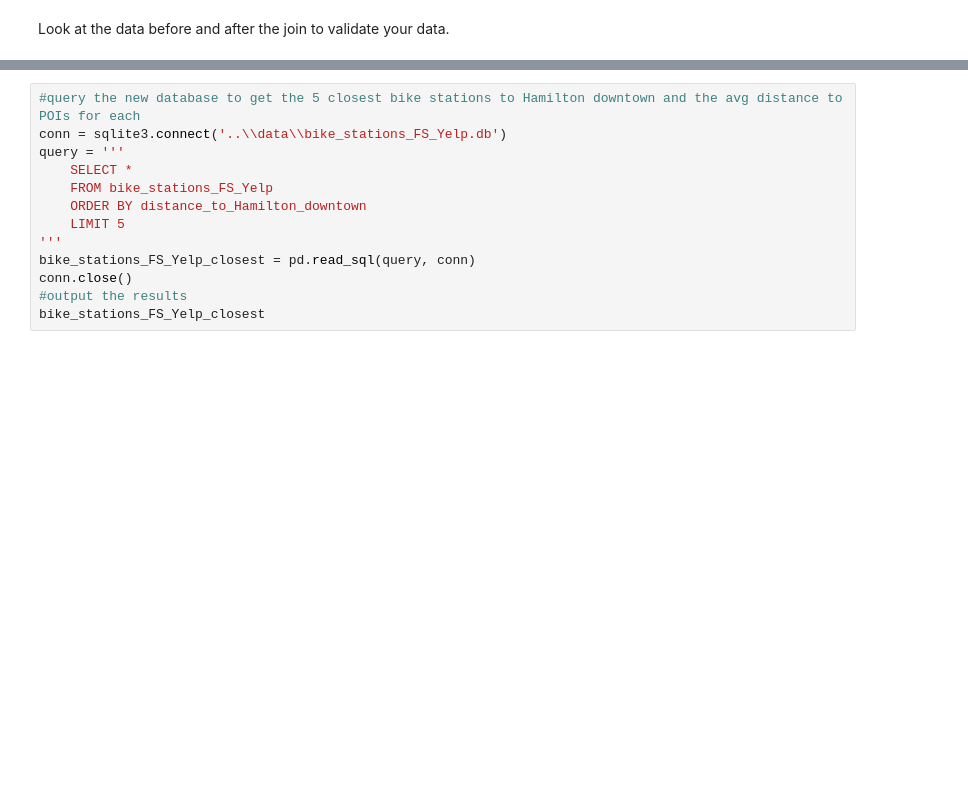
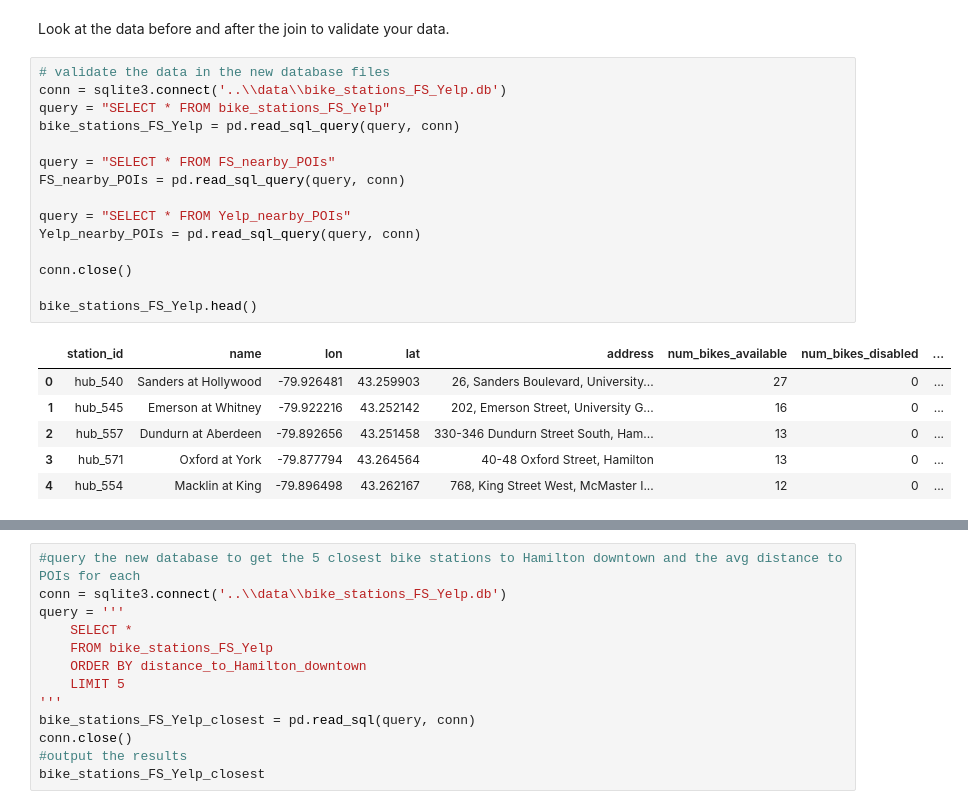
Before and after one commit to Hounder23/LIGHTHOUSE-p2, a Jupyter notebook: notebooks/joining_data.ipynb, the cells around one changed output, grey strips where cells are left out. Cells and saved outputs as stored; diff of their text form; blank space fills up the shorter version.

Commit message:
added some quick SQL visual data validation

```diff
--- a/notebooks/joining_data.ipynb
+++ b/notebooks/joining_data.ipynb
@@ -335,3 +335,25 @@ Yelp_nearby_POIs.to_sql('Yelp_nearby_POIs', conn, if_exists='replace', index=Fal
 conn.close()
 # %% [markdown]
 Look at the data before and after the join to validate your data.
+# %%
+# validate the data in the new database files
+conn = sqlite3.connect('..\\data\\bike_stations_FS_Yelp.db')
+query = "SELECT * FROM bike_stations_FS_Yelp"
+bike_stations_FS_Yelp = pd.read_sql_query(query, conn)
+
+query = "SELECT * FROM FS_nearby_POIs"
+FS_nearby_POIs = pd.read_sql_query(query, conn)
+
+query = "SELECT * FROM Yelp_nearby_POIs"
+Yelp_nearby_POIs = pd.read_sql_query(query, conn)
+
+conn.close()
+
+bike_stations_FS_Yelp.head()
+# %% [output]
+|  | station_id | name | lon | lat | address | num_bikes_available | num_bikes_disabled | ... |
+| 0 | hub_540 | Sanders at Hollywood | -79.926481 | 43.259903 | 26, Sanders Boulevard, University... | 27 | 0 | ... |
+| 1 | hub_545 | Emerson at Whitney | -79.922216 | 43.252142 | 202, Emerson Street, University G... | 16 | 0 | ... |
+| 2 | hub_557 | Dundurn at Aberdeen | -79.892656 | 43.251458 | 330-346 Dundurn Street South, Ham... | 13 | 0 | ... |
+| 3 | hub_571 | Oxford at York | -79.877794 | 43.264564 | 40-48 Oxford Street, Hamilton | 13 | 0 | ... |
+| 4 | hub_554 | Macklin at King | -79.896498 | 43.262167 | 768, King Street West, McMaster I... | 12 | 0 | ... |
```
Also changed, not shown: parts of 2 cells of this notebook, 1 other file.
